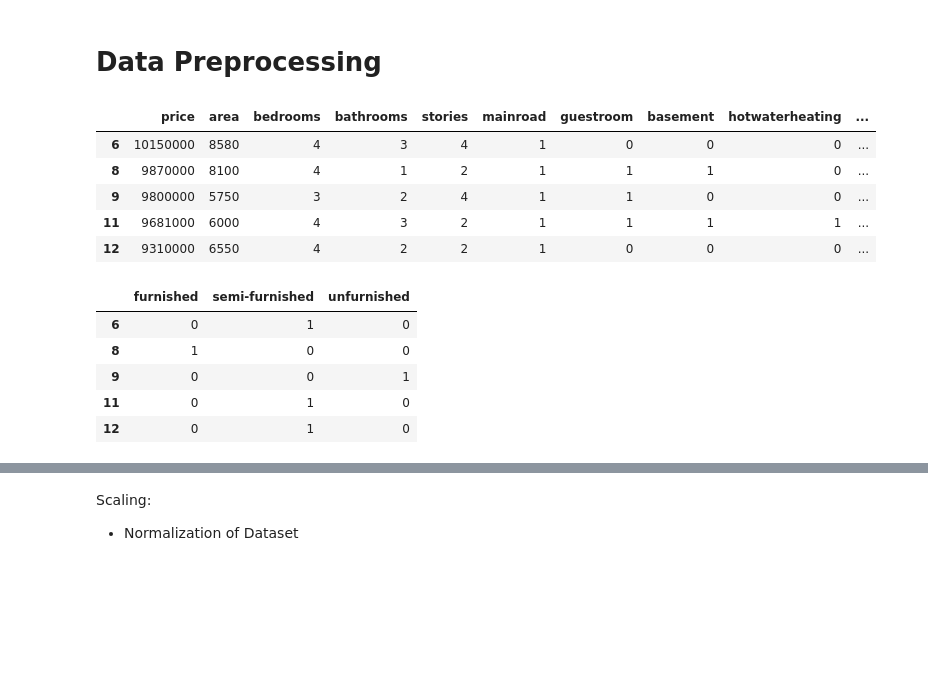
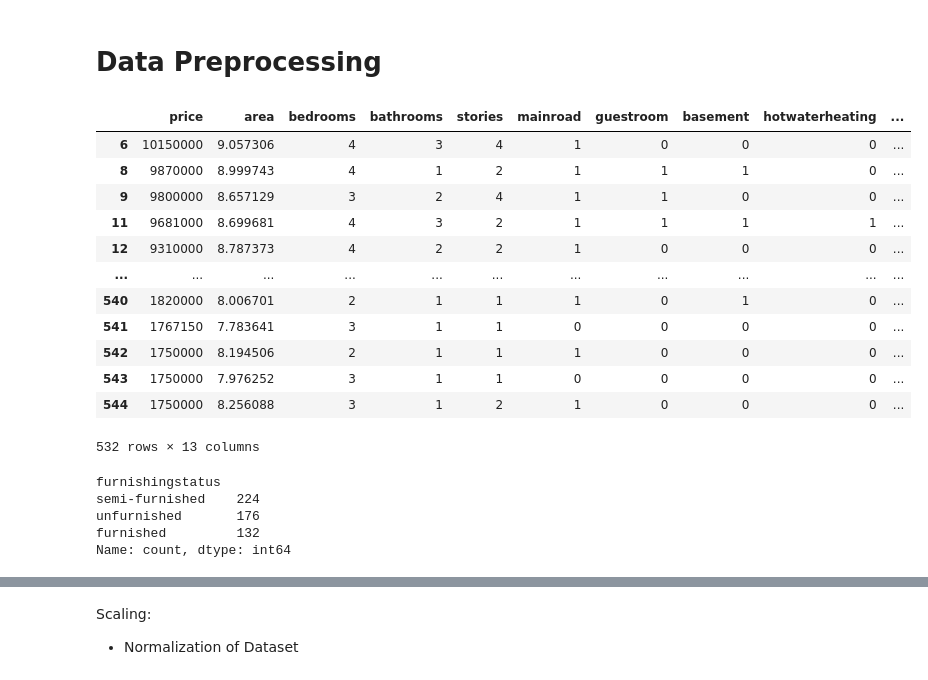
Before and after one commit to upenc/OIBSIP, a Jupyter notebook: Predicting House Prices with Linear Regression/House_price_Linear_Regression.ipynb, the cells around one changed output, grey strips where cells are left out. Cells and saved outputs as stored; diff of their text form; code cells hidden in the pictures; blank space fills up the shorter version.

```diff
--- a/Predicting House Prices with Linear Regression/House_price_Linear_Regression.ipynb
+++ b/Predicting House Prices with Linear Regression/House_price_Linear_Regression.ipynb
@@ -207,0 +195,2 @@ Text(0.5, 1.0, 'Bathroom')
+# %%
+newdf['area'] = np.log(newdf['area']+1)
@@ -243,24 +232,28 @@ Text(0.5, 1.0, 'Area VS Price')
 # %%
 # Encoding the categorical variables using replace
 encode_columns = ['mainroad', 'guestroom', 'basement', 'hotwaterheating', 'airconditioning', 'prefarea']
 newdf[encode_columns] = newdf[encode_columns].replace({'yes': 1, 'no': 0})
-newdf.head(5)
+newdf
 # %% [output]
 |  | price | area | bedrooms | bathrooms | stories | mainroad | guestroom | basement | hotwaterheating | ... |
-| 6 | 10150000 | 8580 | 4 | 3 | 4 | 1 | 0 | 0 | 0 | ... |
-| 8 | 9870000 | 8100 | 4 | 1 | 2 | 1 | 1 | 1 | 0 | ... |
-| 9 | 9800000 | 5750 | 3 | 2 | 4 | 1 | 1 | 0 | 0 | ... |
-| 11 | 9681000 | 6000 | 4 | 3 | 2 | 1 | 1 | 1 | 1 | ... |
-| 12 | 9310000 | 6550 | 4 | 2 | 2 | 1 | 0 | 0 | 0 | ... |
+| 6 | 10150000 | 9.057306 | 4 | 3 | 4 | 1 | 0 | 0 | 0 | ... |
+| 8 | 9870000 | 8.999743 | 4 | 1 | 2 | 1 | 1 | 1 | 0 | ... |
+| 9 | 9800000 | 8.657129 | 3 | 2 | 4 | 1 | 1 | 0 | 0 | ... |
+| 11 | 9681000 | 8.699681 | 4 | 3 | 2 | 1 | 1 | 1 | 1 | ... |
+| 12 | 9310000 | 8.787373 | 4 | 2 | 2 | 1 | 0 | 0 | 0 | ... |
+| ... | ... | ... | ... | ... | ... | ... | ... | ... | ... | ... |
+| 540 | 1820000 | 8.006701 | 2 | 1 | 1 | 1 | 0 | 1 | 0 | ... |
+| 541 | 1767150 | 7.783641 | 3 | 1 | 1 | 0 | 0 | 0 | 0 | ... |
+| 542 | 1750000 | 8.194506 | 2 | 1 | 1 | 1 | 0 | 0 | 0 | ... |
+| 543 | 1750000 | 7.976252 | 3 | 1 | 1 | 0 | 0 | 0 | 0 | ... |
+| 544 | 1750000 | 8.256088 | 3 | 1 | 2 | 1 | 0 | 0 | 0 | ... |
+532 rows × 13 columns
-# %%
-#Encoding the furnishingstatus column which contain 3 levels using get_dummies
-furnish_sts = pd.get_dummies(newdf['furnishingstatus']).astype(int)
-furnish_sts.head(5)
-# %% [output]
-|  | furnished | semi-furnished | unfurnished |
-| 6 | 0 | 1 | 0 |
-| 8 | 1 | 0 | 0 |
-| 9 | 0 | 0 | 1 |
-| 11 | 0 | 1 | 0 |
-| 12 | 0 | 1 | 0 |
+# %%
+newdf.furnishingstatus.value_counts()
+# %% [output]
+furnishingstatus
+semi-furnished    224
+unfurnished       176
+furnished         132
+Name: count, dtype: int64
 # %%
```
Also changed, not shown: parts of 24 cells of this notebook.
